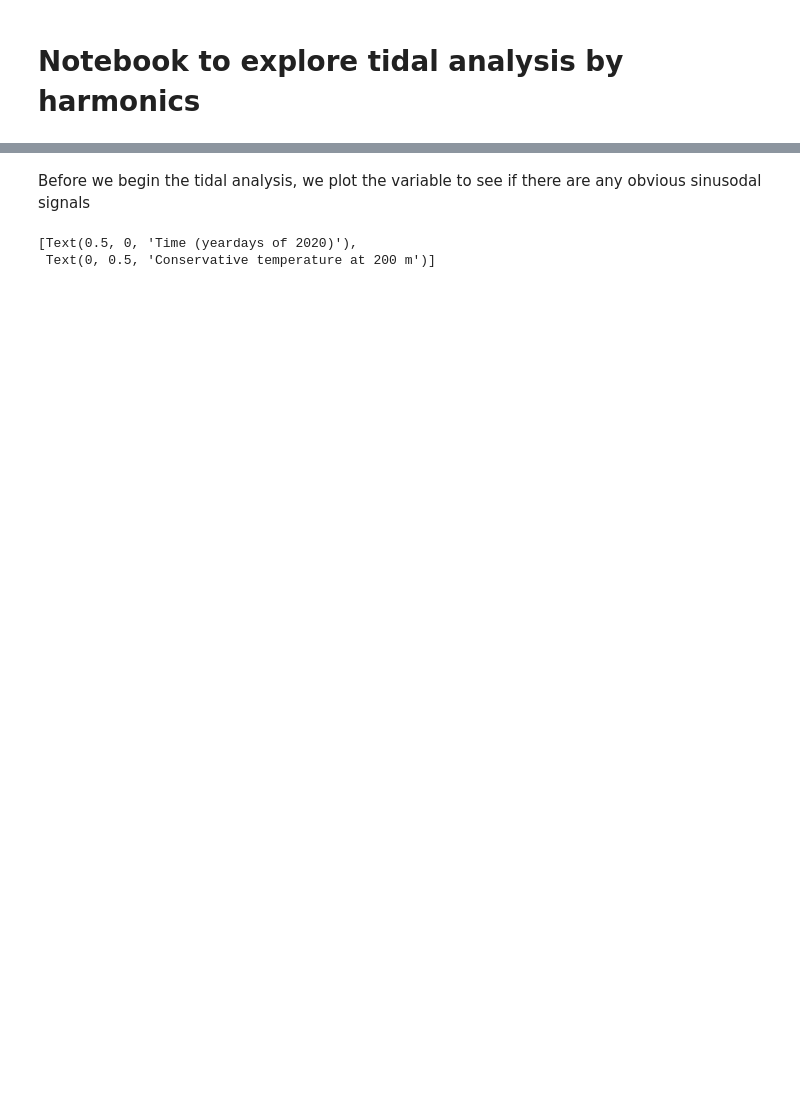
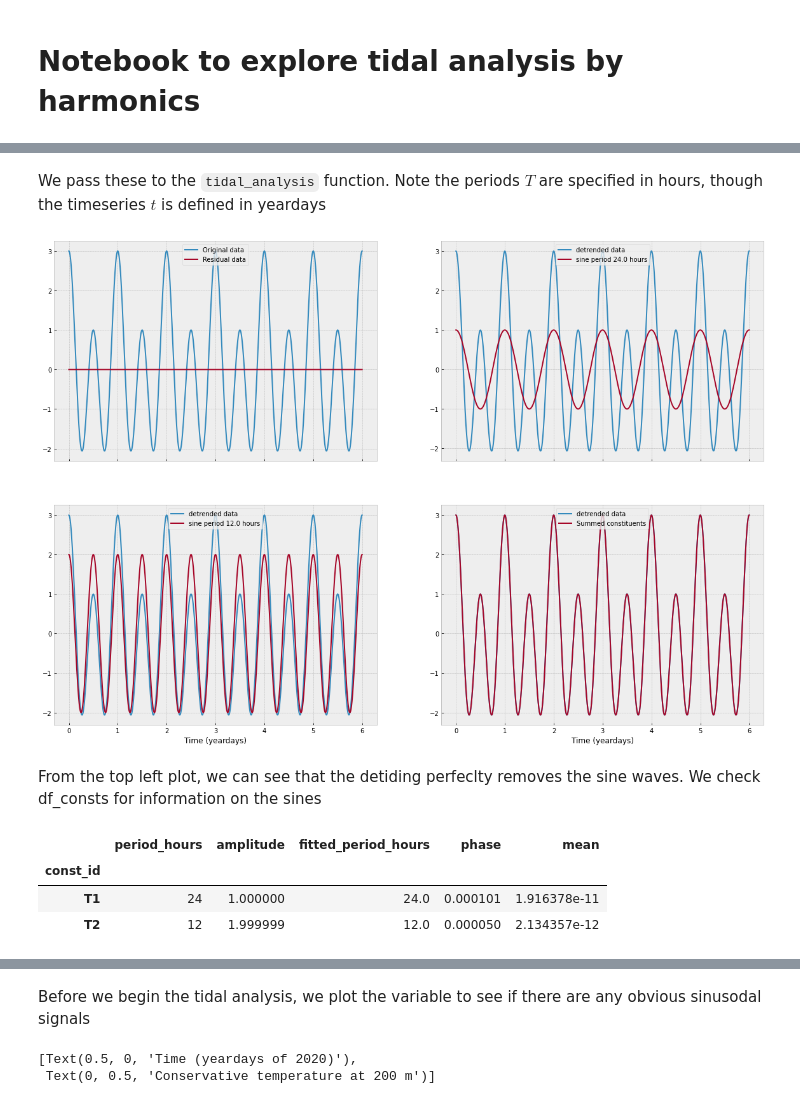
Before and after one commit to callumrollo/quick_tidal_analysis, a Jupyter notebook: Explore.ipynb, the cells around one changed output, grey strips where cells are left out. Drawn from its saved outputs; the diff is of its cells as text; code cells hidden in the pictures; blank space fills up the shorter version.

Commit message:
function added in package format, moreexamples

```diff
--- a/Explore.ipynb
+++ b/Explore.ipynb
@@ -10,0 +24,15 @@ from scipy.optimize import leastsq
+# %% [markdown]
+We pass these to the `tidal_analysis` function. Note the periods $T$ are specified in hours, though the timeseries $t$ is defined in yeardays
+# %%
+ df, df_consts, df_fine = tidal_analysis(x,t,T=[24,12],  plot_results=True)
+# %% [output]
+[figure, added]
+# %% [markdown]
+From the top left plot, we can see that the detiding perfeclty removes the sine waves. We check df_consts for information on the sines
+# %%
+df_consts
+# %% [output]
+|  | period_hours | amplitude | fitted_period_hours | phase | mean |
+| const_id |  |  |  |  |  |
+| T1 | 24 | 1.000000 | 24.0 | 0.000101 | 1.916378e-11 |
+| T2 | 12 | 1.999999 | 12.0 | 0.000050 | 2.134357e-12 |
```
Also changed, not shown: parts of 43 cells of this notebook, 4 other files.
